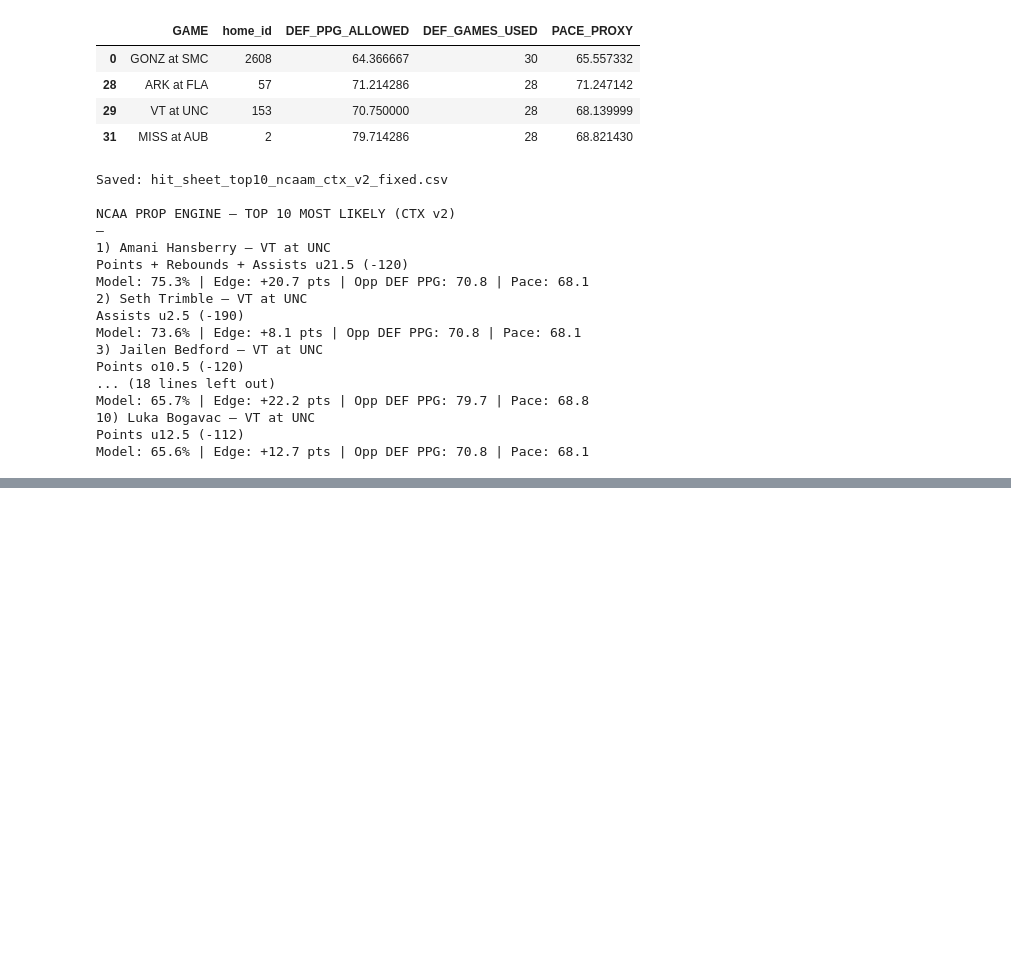
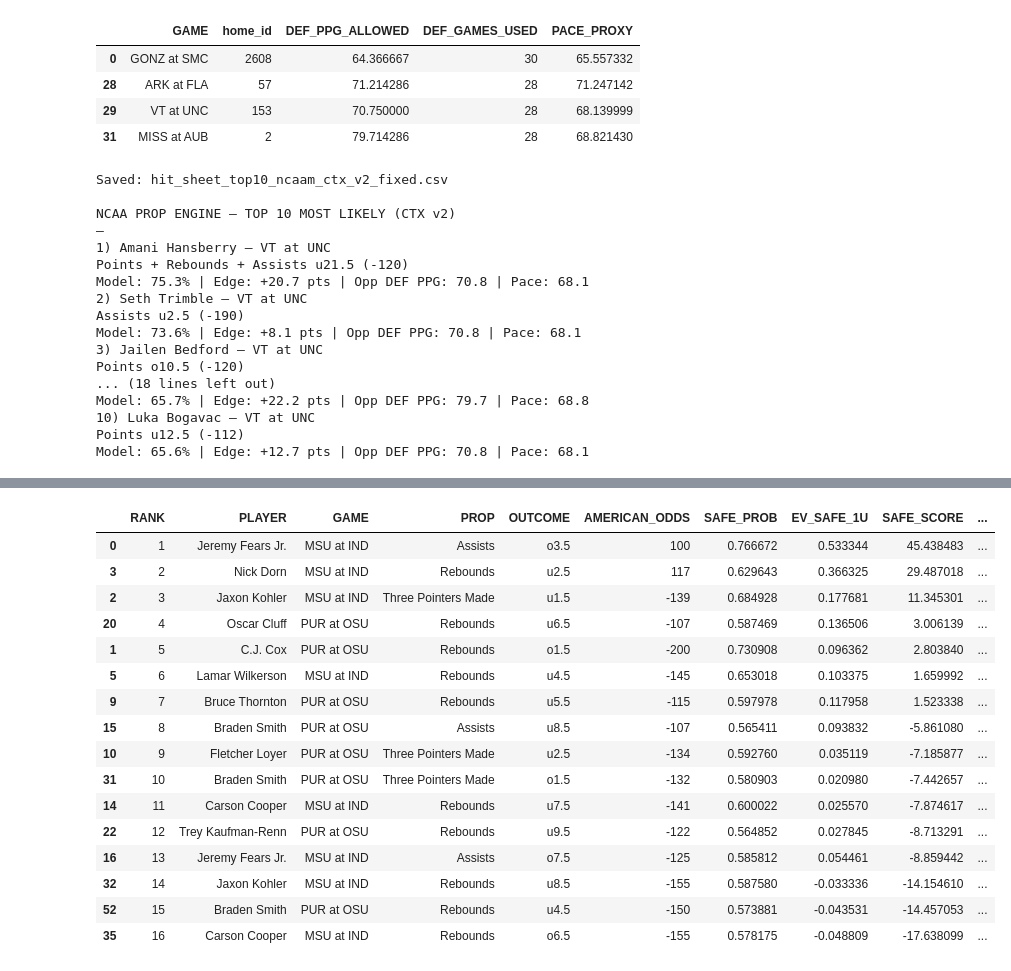
Before and after one commit to dchav12/New-stable-, a Jupyter notebook: NCAA_Player_Prop_hit_rater.ipynb, the cells around one changed output, grey strips where cells are left out. Drawn from its saved outputs; the diff is of its cells as text; code cells hidden in the pictures; blank space fills up the shorter version.

```diff
--- a/NCAA_Player_Prop_hit_rater.ipynb
+++ b/NCAA_Player_Prop_hit_rater.ipynb
@@ -8637,0 +8883,16 @@ Model: 65.6% | Edge: +12.7 pts | Opp DEF PPG: 70.8 | Pace: 68.1
+# %%
+# ==============================
+# HARD RESET — TODAY FILE
+# ==============================
+
+import pandas as pd
+import numpy as np
+
+CSV_PATH = "New ncaa prop.csv"
+
+df = pd.read_csv(CSV_PATH)
+
+print("Loaded:", CSV_PATH)
+print("Shape:", df.shape)
+print("Columns:")
+print(df.columns.tolist())
@@ -8637,0 +10821,76 @@ Model: 65.6% | Edge: +12.7 pts | Opp DEF PPG: 70.8 | Pace: 68.1
+# %%
+df["BLEND_PROB_SHRUNK"] = 0.85*df["BLEND_PROB"] + 0.15*df["BOOK_PROB"]
+df["EV_SHRUNK"] = df["BLEND_PROB_SHRUNK"]*(df["DEC_ODDS"]-1) - (1-df["BLEND_PROB_SHRUNK"])
+# %%
+# ==============================
+# SAFE / CONSISTENT BOARD (Mode A)
+# - shrink probs toward market
+# - heavily penalize injury sensitivity (fragility)
+# - require minimum probability + cap extreme edges
+# ==============================
+
+import numpy as np
+import pandas as pd
+
+# Market-anchor shrink (prevents runaway 80%+ at plus money unless truly consistent)
+SHRINK_TO_BOOK = 0.25   # 25% weight to market
+df["SAFE_PROB"] = (1 - SHRINK_TO_BOOK)*df["BLEND_PROB"] + SHRINK_TO_BOOK*df["BOOK_PROB"]
+df["SAFE_PROB"] = df["SAFE_PROB"].clip(0.01, 0.99)
+
+# Safe EV
+df["EV_SAFE_1U"] = df["SAFE_PROB"]*(df["DEC_ODDS"]-1) - (1-df["SAFE_PROB"])
+
+# Additional safety gates
+MIN_SAFE_PROB = 0.56          # avoid coinflips
+MAX_INJ_SENS  = 15.0          # “consistent” filter (pts of swing)
+MAX_SHIFT_MAG = 1.75          # avoid props that depend on huge μ shifts
+
+df["INJ_SENS_ABS"] = df["INJ_SENS_PTS"].abs()
+df["MU_SHIFT_ABS"] = df["PROJ_MU_SHIFT"].abs()
+
+safe_pool = df[
+    (df["SAFE_PROB"] >= MIN_SAFE_PROB) &
+    (df["INJ_SENS_ABS"] <= MAX_INJ_SENS) &
+    (df["MU_SHIFT_ABS"] <= MAX_SHIFT_MAG)
+].copy()
+
+# Stability-first score:
+# - EV matters, but stability matters more
+# - penalize injury swing + large μ shift (fragility)
+safe_pool["SAFE_SCORE"] = (
+    (safe_pool["EV_SAFE_1U"].fillna(-999) * 100)          # EV%
+    - (safe_pool["INJ_SENS_ABS"].fillna(0) * 1.25)        # heavy penalty
+    - (safe_pool["MU_SHIFT_ABS"].fillna(0) * 6.0)         # penalty for mean shift reliance
+)
+
+safe_top20 = safe_pool.sort_values("SAFE_SCORE", ascending=False).head(20).copy()
+safe_top20.insert(0, "RANK", range(1, len(safe_top20)+1))
+
+display(safe_top20[[
+    "RANK","PLAYER","GAME","PROP","OUTCOME","AMERICAN_ODDS",
+    "SAFE_PROB","EV_SAFE_1U","SAFE_SCORE",
+    "BLEND_PROB","BOOK_PROB","EDGE_BLEND",
+    "DIST_USED","PROJ_MU_CTX","PROJ_MU_SHIFT",
+    "INJ_SENS_PTS","ESPN_OPP_DEF_PPG_PROXY","ESPN_PACE_PROXY"
+]])
+
+safe_top20.to_csv("best_props_safe_top20.csv", index=False)
+print("Saved: best_props_safe_top20.csv")
+# %% [output]
+|  | RANK | PLAYER | GAME | PROP | OUTCOME | AMERICAN_ODDS | SAFE_PROB | EV_SAFE_1U | SAFE_SCORE | ... |
+| 0 | 1 | Jeremy Fears Jr. | MSU at IND | Assists | o3.5 | 100 | 0.766672 | 0.533344 | 45.438483 | ... |
+| 3 | 2 | Nick Dorn | MSU at IND | Rebounds | u2.5 | 117 | 0.629643 | 0.366325 | 29.487018 | ... |
+| 2 | 3 | Jaxon Kohler | MSU at IND | Three Pointers Made | u1.5 | -139 | 0.684928 | 0.177681 | 11.345301 | ... |
+| 20 | 4 | Oscar Cluff | PUR at OSU | Rebounds | u6.5 | -107 | 0.587469 | 0.136506 | 3.006139 | ... |
+| 1 | 5 | C.J. Cox | PUR at OSU | Rebounds | o1.5 | -200 | 0.730908 | 0.096362 | 2.803840 | ... |
+| 5 | 6 | Lamar Wilkerson | MSU at IND | Rebounds | u4.5 | -145 | 0.653018 | 0.103375 | 1.659992 | ... |
+| 9 | 7 | Bruce Thornton | PUR at OSU | Rebounds | u5.5 | -115 | 0.597978 | 0.117958 | 1.523338 | ... |
+| 15 | 8 | Braden Smith | PUR at OSU | Assists | u8.5 | -107 | 0.565411 | 0.093832 | -5.861080 | ... |
+| 10 | 9 | Fletcher Loyer | PUR at OSU | Three Pointers Made | u2.5 | -134 | 0.592760 | 0.035119 | -7.185877 | ... |
+| 31 | 10 | Braden Smith | PUR at OSU | Three Pointers Made | o1.5 | -132 | 0.580903 | 0.020980 | -7.442657 | ... |
+| 14 | 11 | Carson Cooper | MSU at IND | Rebounds | u7.5 | -141 | 0.600022 | 0.025570 | -7.874617 | ... |
+| 22 | 12 | Trey Kaufman-Renn | PUR at OSU | Rebounds | u9.5 | -122 | 0.564852 | 0.027845 | -8.713291 | ... |
+| 16 | 13 | Jeremy Fears Jr. | MSU at IND | Assists | o7.5 | -125 | 0.585812 | 0.054461 | -8.859442 | ... |
+| 32 | 14 | Jaxon Kohler | MSU at IND | Rebounds | u8.5 | -155 | 0.587580 | -0.033336 | -14.154610 | ... |
+| 52 | 15 | Braden Smith | PUR at OSU | Rebounds | u4.5 | -150 | 0.573881 | -0.043531 | -14.457053 | ... |
+| 35 | 16 | Carson Cooper | MSU at IND | Rebounds | o6.5 | -155 | 0.578175 | -0.048809 | -17.638099 | ... |
```
Also changed, not shown: parts of 35 cells of this notebook.
